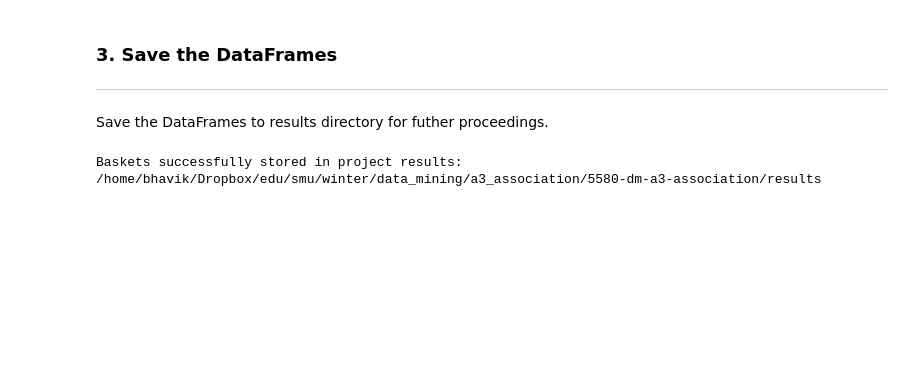
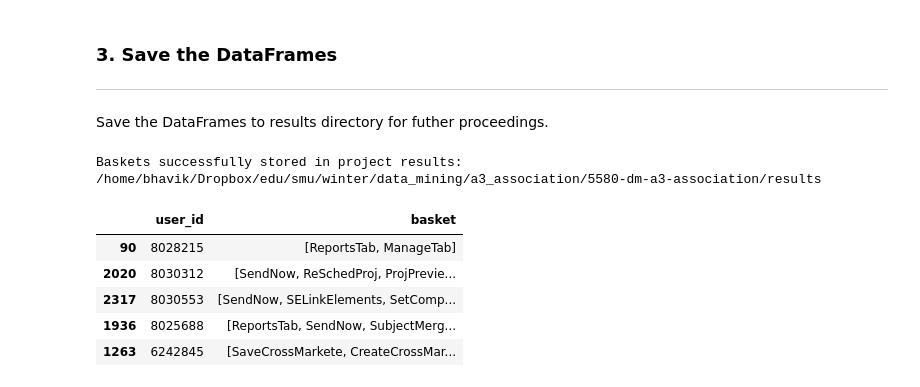
Before and after one commit to bhavik-knight/5580-dm-a3-association, a Jupyter notebook: code/01_connection.ipynb, the cells around one changed output. Cells and saved outputs as stored; diff of their text form; code cells hidden in the pictures; blank space fills up the shorter version.

```diff
--- a/code/01_connection.ipynb
+++ b/code/01_connection.ipynb
@@ -116,3 +116,12 @@ df_session_basket.to_pickle(session_pickle)
 print(f"Baskets successfully stored in project results: {results_dir}")
 # %% [output]
 Baskets successfully stored in project results: /home/bhavik/Dropbox/edu/smu/winter/data_mining/a3_association/5580-dm-a3-association/results
+# %%
+df_user_basket.sample(5)
+# %% [output]
+|  | user_id | basket |
+| 90 | 8028215 | [ReportsTab, ManageTab] |
+| 2020 | 8030312 | [SendNow, ReSchedProj, ProjPrevie... |
+| 2317 | 8030553 | [SendNow, SELinkElements, SetComp... |
+| 1936 | 8025688 | [ReportsTab, SendNow, SubjectMerg... |
+| 1263 | 6242845 | [SaveCrossMarkete, CreateCrossMar... |
```
Also changed, not shown: parts of 2 cells of this notebook, 42 other files.
